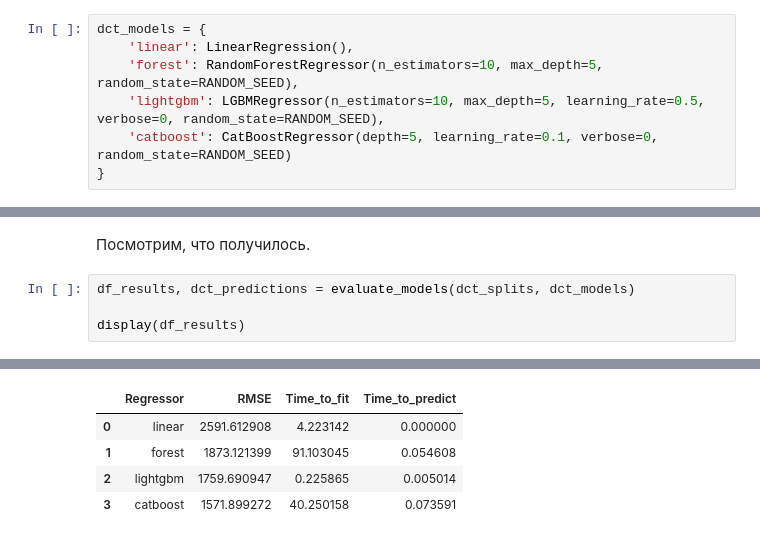
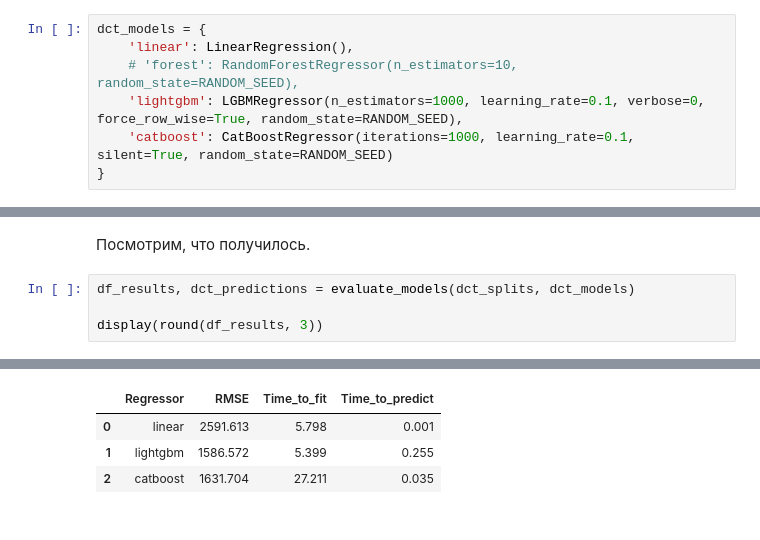
Before and after one commit to mskhmelik/yandex_data_science, a Jupyter notebook: Project_6/prj_auto_prices.ipynb, the cells around one changed output, grey strips where cells are left out. Drawn from its saved outputs; the diff is of its cells as text.

```diff
--- a/Project_6/prj_auto_prices.ipynb
+++ b/Project_6/prj_auto_prices.ipynb
@@ -334,7 +384,7 @@ dct_splits['transformed']['test']['target'] = dct_splits['transformed']['test'][
 # %%
 dct_models = {
     'linear': LinearRegression(),
-    'forest': RandomForestRegressor(n_estimators=10, max_depth=5, random_state=RANDOM_SEED),
-    'lightgbm': LGBMRegressor(n_estimators=10, max_depth=5, learning_rate=0.5, verbose=0, random_state=RANDOM_SEED),
-    'catboost': CatBoostRegressor(depth=5, learning_rate=0.1, verbose=0, random_state=RANDOM_SEED)
+    # 'forest': RandomForestRegressor(n_estimators=10, random_state=RANDOM_SEED),
+    'lightgbm': LGBMRegressor(n_estimators=1000, learning_rate=0.1, verbose=0, force_row_wise=True, random_state=RANDOM_SEED),
+    'catboost': CatBoostRegressor(iterations=1000, learning_rate=0.1, silent=True, random_state=RANDOM_SEED)
 }
@@ -391,5 +393,5 @@ def evaluate_models(dct_splits, models):
 # %%
 df_results, dct_predictions = evaluate_models(dct_splits, dct_models)
 
-display(df_results)
+display(round(df_results, 3))
 # %% [output]
@@ -401,5 +398,4 @@ And if memory is not enough, you can set `force_col_wise=true`.
 |  | Regressor | RMSE | Time_to_fit | Time_to_predict |
-| 0 | linear | 2591.612908 | 4.223142 | 0.000000 |
-| 1 | forest | 1873.121399 | 91.103045 | 0.054608 |
-| 2 | lightgbm | 1759.690947 | 0.225865 | 0.005014 |
-| 3 | catboost | 1571.899272 | 40.250158 | 0.073591 |
+| 0 | linear | 2591.613 | 5.798 | 0.001 |
+| 1 | lightgbm | 1586.572 | 5.399 | 0.255 |
+| 2 | catboost | 1631.704 | 27.211 | 0.035 |
```
Also changed, not shown: parts of 7 cells of this notebook.
